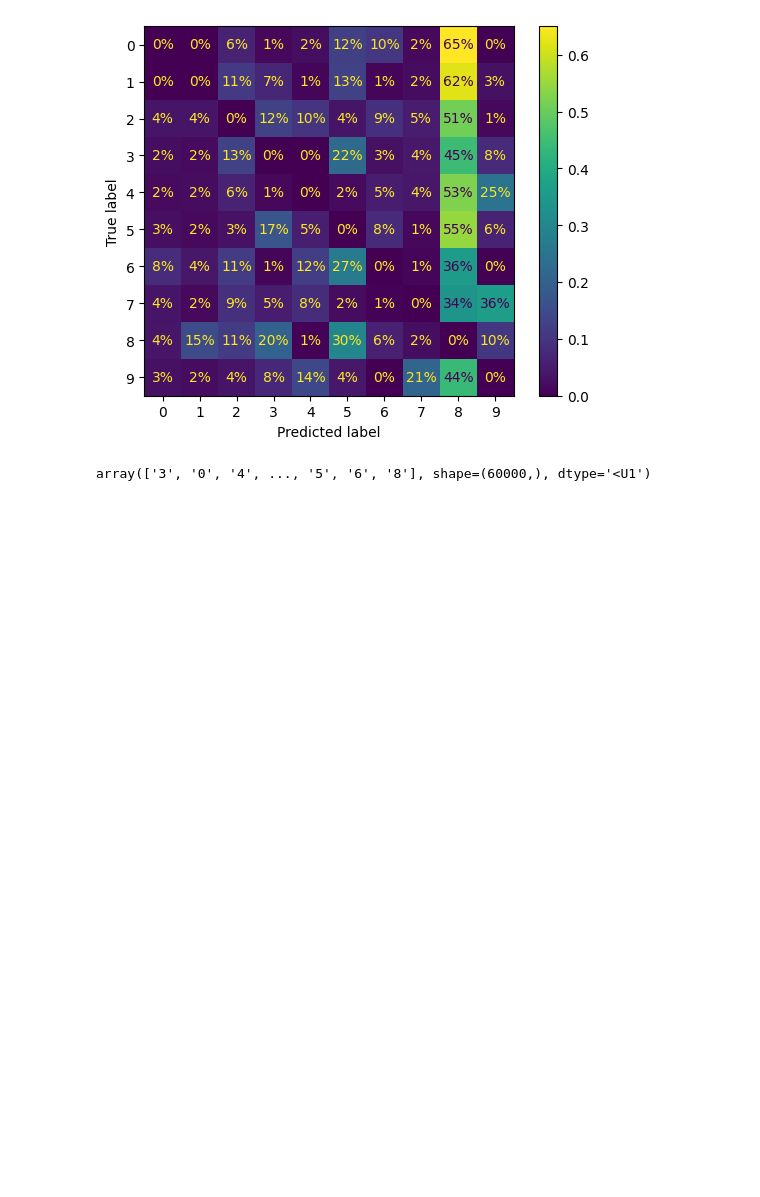
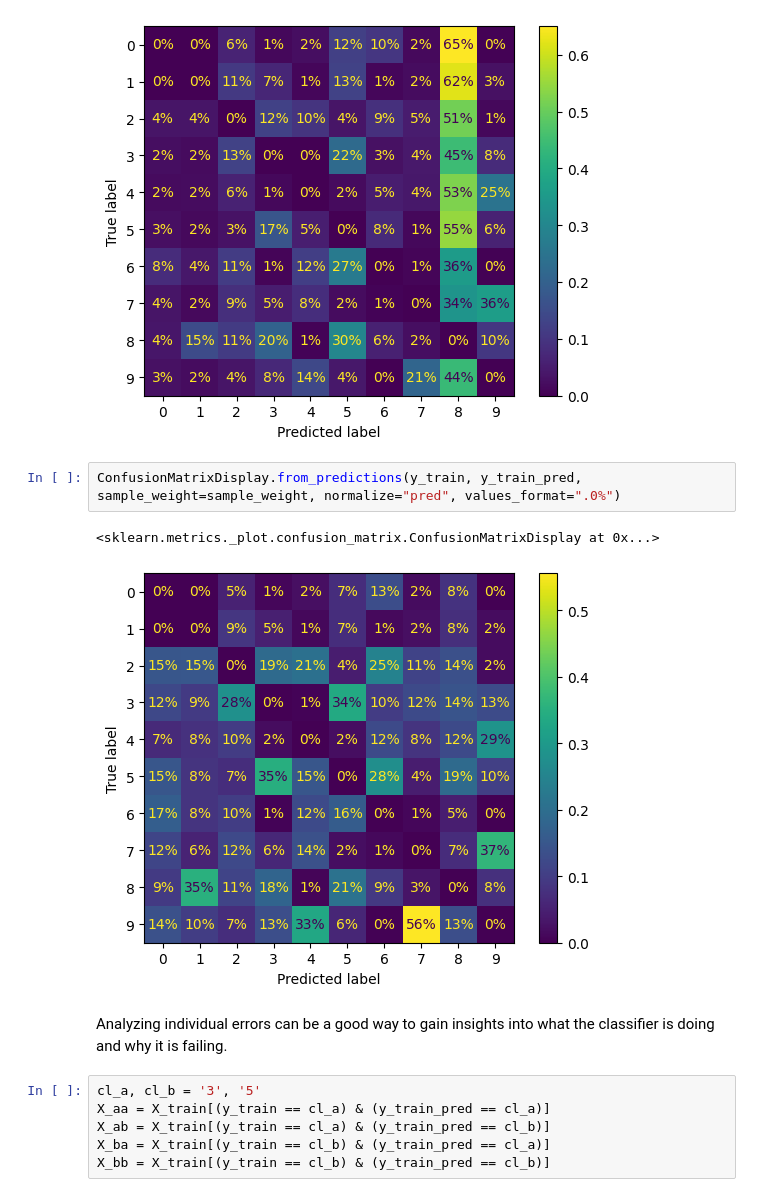
Before and after one commit to paulcarvalho/ML-MNIST-Classification, a Jupyter notebook: mnist_classification.ipynb, the cells around one changed output. Saved outputs shown, nothing was run; the diff lists cells and outputs as text; blank space fills up the shorter version.

```diff
--- a/mnist_classification.ipynb
+++ b/mnist_classification.ipynb
@@ -341,5 +343,15 @@ ConfusionMatrixDisplay.from_predictions(y_train, y_train_pred, sample_weight=sam
 <sklearn.metrics._plot.confusion_matrix.ConfusionMatrixDisplay at 0x...>
 [figure]
 # %%
+ConfusionMatrixDisplay.from_predictions(y_train, y_train_pred, sample_weight=sample_weight, normalize="pred", values_format=".0%")
 # %% [output]
-array(['3', '0', '4', ..., '5', '6', '8'], shape=(60000,), dtype='<U1')
+<sklearn.metrics._plot.confusion_matrix.ConfusionMatrixDisplay at 0x...>
+[figure, added]
+# %% [markdown]
+Analyzing individual errors can be a good way to gain insights into what the classifier is doing and why it is failing.
+# %%
+cl_a, cl_b = '3', '5'
+X_aa = X_train[(y_train == cl_a) & (y_train_pred == cl_a)]
+X_ab = X_train[(y_train == cl_a) & (y_train_pred == cl_b)]
+X_ba = X_train[(y_train == cl_b) & (y_train_pred == cl_a)]
+X_bb = X_train[(y_train == cl_b) & (y_train_pred == cl_b)]
```
Also changed, not shown: parts of 13 cells of this notebook.
